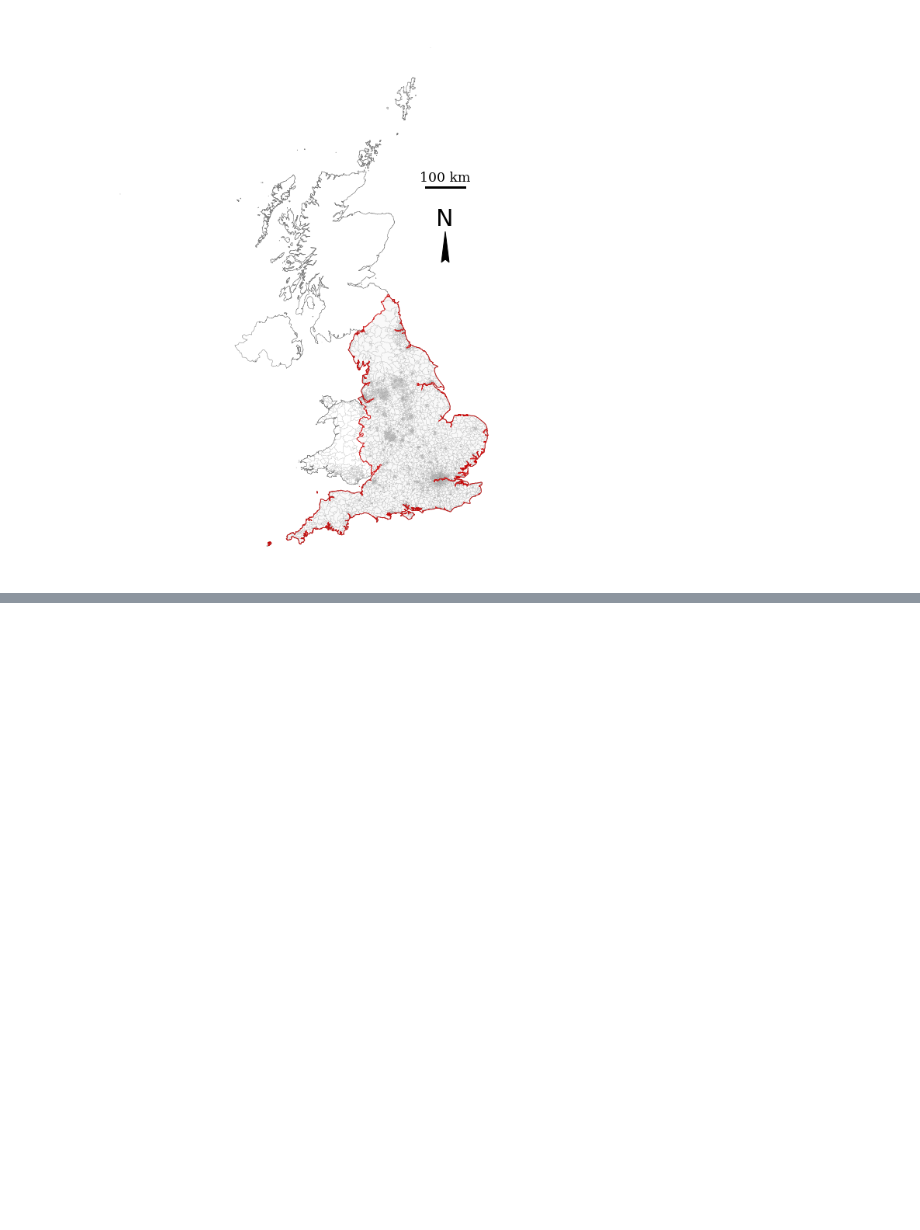
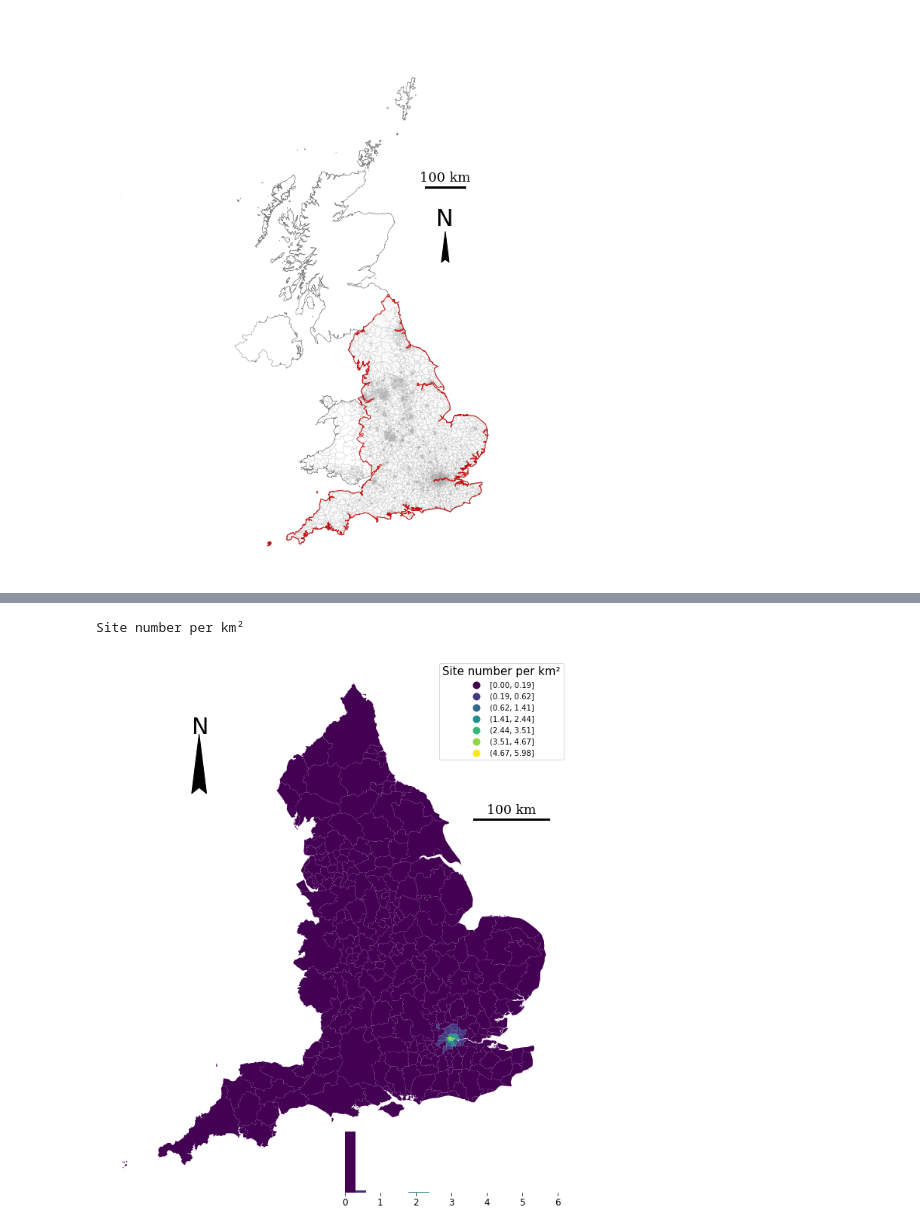
Before and after one commit to LingruFeng/dissertation, a Jupyter notebook: data_github/Research_area_plot.ipynb, the cells around one changed output, grey strips where cells are left out. Drawn from its saved outputs; the diff is of its cells as text; code cells hidden in the pictures; blank space fills up the shorter version.

```diff
--- a/data_github/Research_area_plot.ipynb
+++ b/data_github/Research_area_plot.ipynb
@@ -239,0 +266,37 @@ plt.savefig('figure/research_area_map', dpi=600)
+# %%
+print(u'Site number per km\u00B2')
+# %% [output]
+Site number per km²
+# %%
+def LAD_plot(column):
+    fig = plt.figure(1, figsize=(13, 13))
+    ax = fig.add_subplot(111, projection=ccrs.Mercator())
+
+    LAD.plot(ax=ax,column=column, edgecolor='None',
+              scheme='NaturalBreaks',k=7,legend=True)
+    ax.axis('off')
+    #ax.set_title('England Household percentage with at least one car by MSOA', fontdict={'fontsize':'20', 'fontweight':'3'})
+
+    ax.get_legend().set_title(u'Site number per km\u00B2')
+    ax.get_legend().get_title().set_fontsize('15')
+
+    #north arrow
+    ax.text(x=180000, y=590000, s='N', fontsize=30)
+    ax.arrow(190000, 530000, 0, 60000, length_includes_head=True,
+          head_width=20000, head_length=80000, overhang=.1, facecolor='k')
+    #scale bar
+    text_kwargs = dict(family='serif', size='xx-large')
+    scale_bar(ax, (0.8, 0.7), 100,text_kwargs = text_kwargs)
+
+    q = mc.NaturalBreaks(LAD[column], k=7)
+    legendgram(fig, ax,
+                LAD[column], q.bins, bins=20,
+                pal=palmpl.Viridis_7,
+                legend_size=(0.5, 0.12),
+                loc='lower right',
+                #clip=(0,100),
+                frameon=False)
+# %%
+LAD_plot('site_density')
+# %% [output]
+[figure, added]
```
Also changed, not shown: parts of 23 cells of this notebook.
